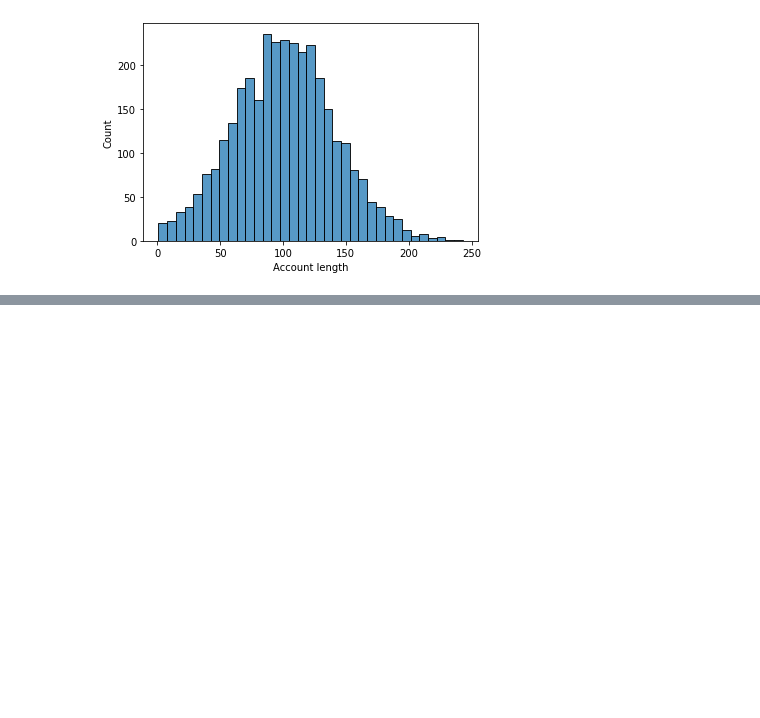
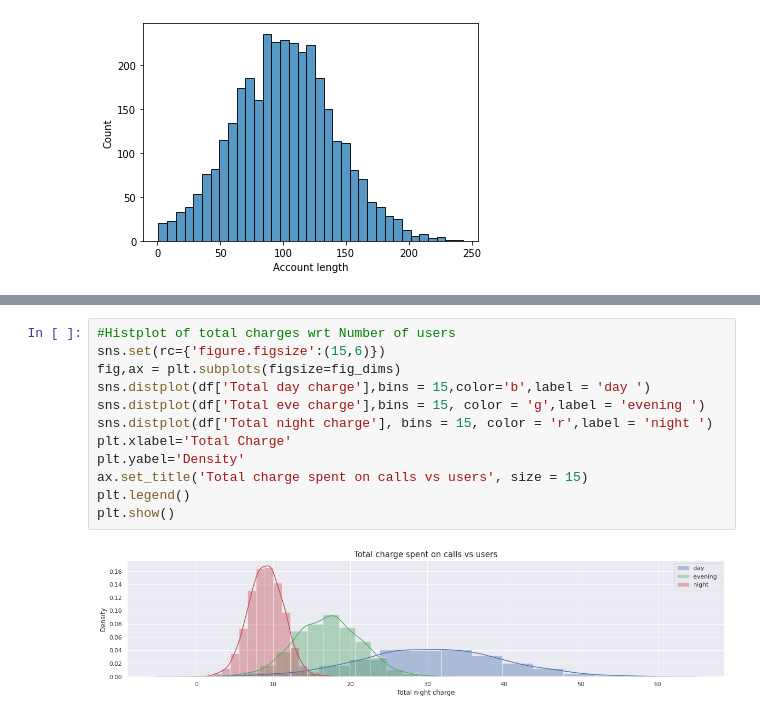
Before and after one commit to Ruchika810/EDA-Telecom-Churn, a Jupyter notebook: EDA_Notebook.ipynb, the cells around one changed output, grey strips where cells are left out. Cells and saved outputs as stored; diff of their text form; blank space fills up the shorter version.

```diff
--- a/EDA_Notebook.ipynb
+++ b/EDA_Notebook.ipynb
@@ -147,0 +179,14 @@ sns.histplot(df['Account length'])
+# %%
+#Histplot of total charges wrt Number of users
+sns.set(rc={'figure.figsize':(15,6)})
+fig,ax = plt.subplots(figsize=fig_dims)
+sns.distplot(df['Total day charge'],bins = 15,color='b',label = 'day ')
+sns.distplot(df['Total eve charge'],bins = 15, color = 'g',label = 'evening ')
+sns.distplot(df['Total night charge'], bins = 15, color = 'r',label = 'night ')
+plt.xlabel='Total Charge'
+plt.yabel='Density'
+ax.set_title('Total charge spent on calls vs users', size = 15)
+plt.legend()
+plt.show()
+# %% [output]
+[figure, added]
```
Also changed, not shown: parts of 3 cells of this notebook.
